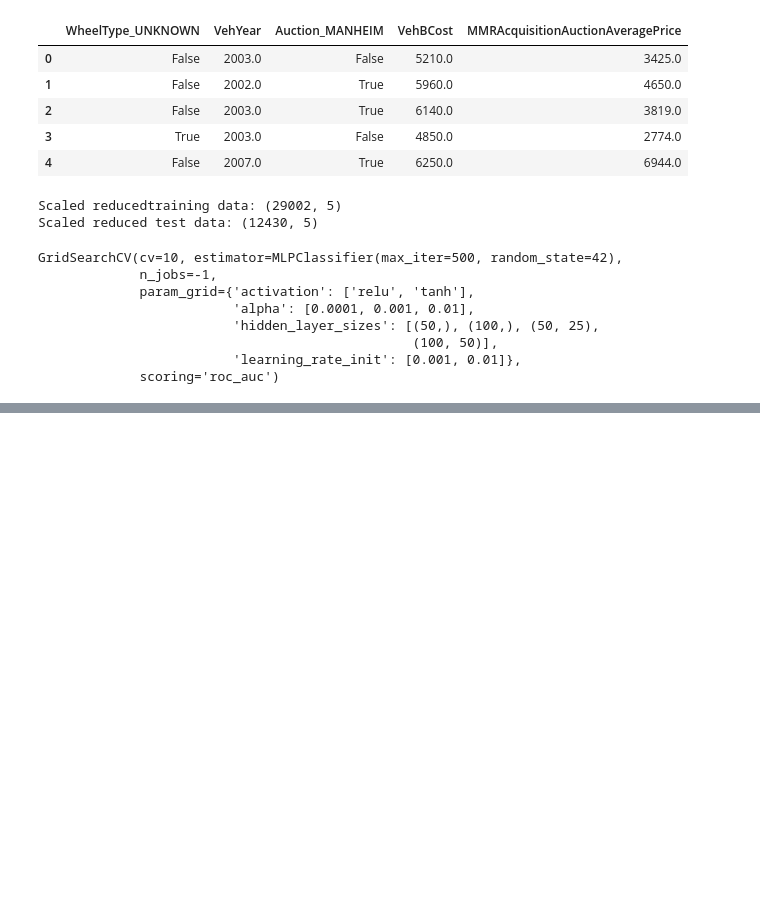
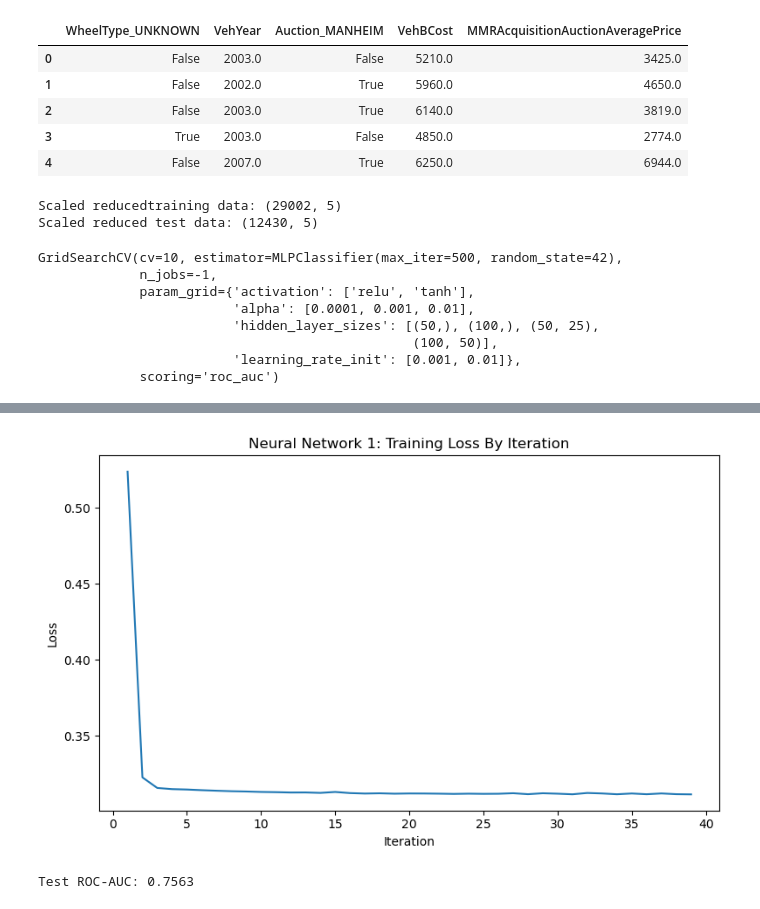
Before and after one commit to Nevi1849/IFQ580-Team-02H, a Jupyter notebook: Task_4.ipynb, the cells around one changed output, grey strips where cells are left out. Cells and saved outputs as stored; diff of their text form; code cells hidden in the pictures; blank space fills up the shorter version.

```diff
--- a/Task_4.ipynb
+++ b/Task_4.ipynb
@@ -322,7 +322,7 @@ grid_reduced = GridSearchCV(
 # Train the model with the reduced training data. #
 
 grid_reduced.fit(
-    X_train_scaled,
+    X_train_reduced_scaled,
     y_train)
 # %% [output]
 GridSearchCV(cv=10, estimator=MLPClassifier(max_iter=500, random_state=42),
@@ -335,0 +401,29 @@ GridSearchCV(cv=10, estimator=MLPClassifier(max_iter=500, random_state=42),
+# %%
+# Plot NN2 training loss across iterations. #
+plt.figure(figsize=(8, 5))
+
+plt.plot(
+    range(1, len(best_nn_reduced.loss_curve_) + 1),
+    best_nn_reduced.loss_curve_
+)
+
+plt.xlabel('Iteration')
+plt.ylabel('Loss')
+plt.title('Neural Network 1: Training Loss By Iteration')
+
+plt.tight_layout()
+plt.show()
+# %% [output]
+[figure, added]
+# %%
+# ROC-AUC Curve NN2. #
+
+#Probability of IsBadBuy = 1
+y_test_prob = best_nn_reduced.predict_proba(X_test_reduced_scaled)[:, 1]
+
+#ROC-AUC
+auc_reduced = roc_auc_score(y_test, y_test_prob)
+
+print(f"Test ROC-AUC: {auc_reduced:.4f}")
+# %% [output]
+Test ROC-AUC: 0.7563
```
Also changed, not shown: parts of 11 cells of this notebook.
